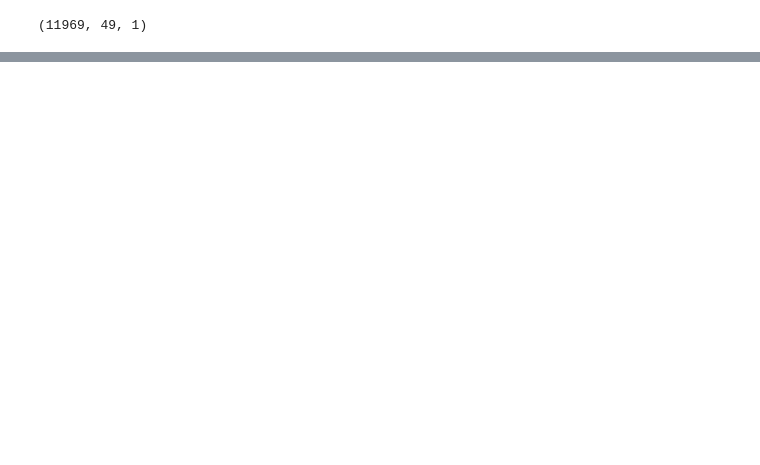
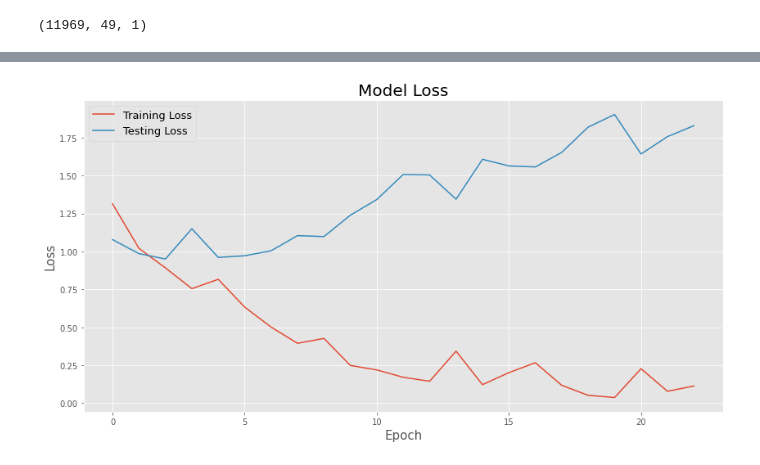
Before and after one commit to ZacharyVillarreal/Predicting-Humans-Affectively, a Jupyter notebook: src/Audio/Audio_Processing.ipynb, the cells around one changed output, grey strips where cells are left out. Saved outputs shown, nothing was run; the diff lists cells and outputs as text; code cells hidden in the pictures; blank space fills up the shorter version.

```diff
--- a/src/Audio/Audio_Processing.ipynb
+++ b/src/Audio/Audio_Processing.ipynb
@@ -398,0 +443,15 @@ print_confusion_matrix(c, class_names = classes)
+# %%
+def create_plot(model_history):
+        '''Check the logloss of both train and validation, make sure they are close and have plateau'''
+        plt.figure(figsize = (14, 7))
+        plt.plot(model_history.history['loss'])
+        plt.plot(model_history.history['val_loss'])
+        plt.title('Model Loss', fontsize = 20)
+        plt.ylabel('Loss', fontsize = 15)
+        plt.xlabel('Epoch', fontsize = 15)
+        plt.legend(['Training Loss', 'Testing Loss'], loc='upper left', fontsize = 13)
+        plt.show()
+# %%
+create_plot(h)
+# %% [output]
+[figure, added]
```
Also changed, not shown: parts of 23 cells of this notebook, 9 other files.
